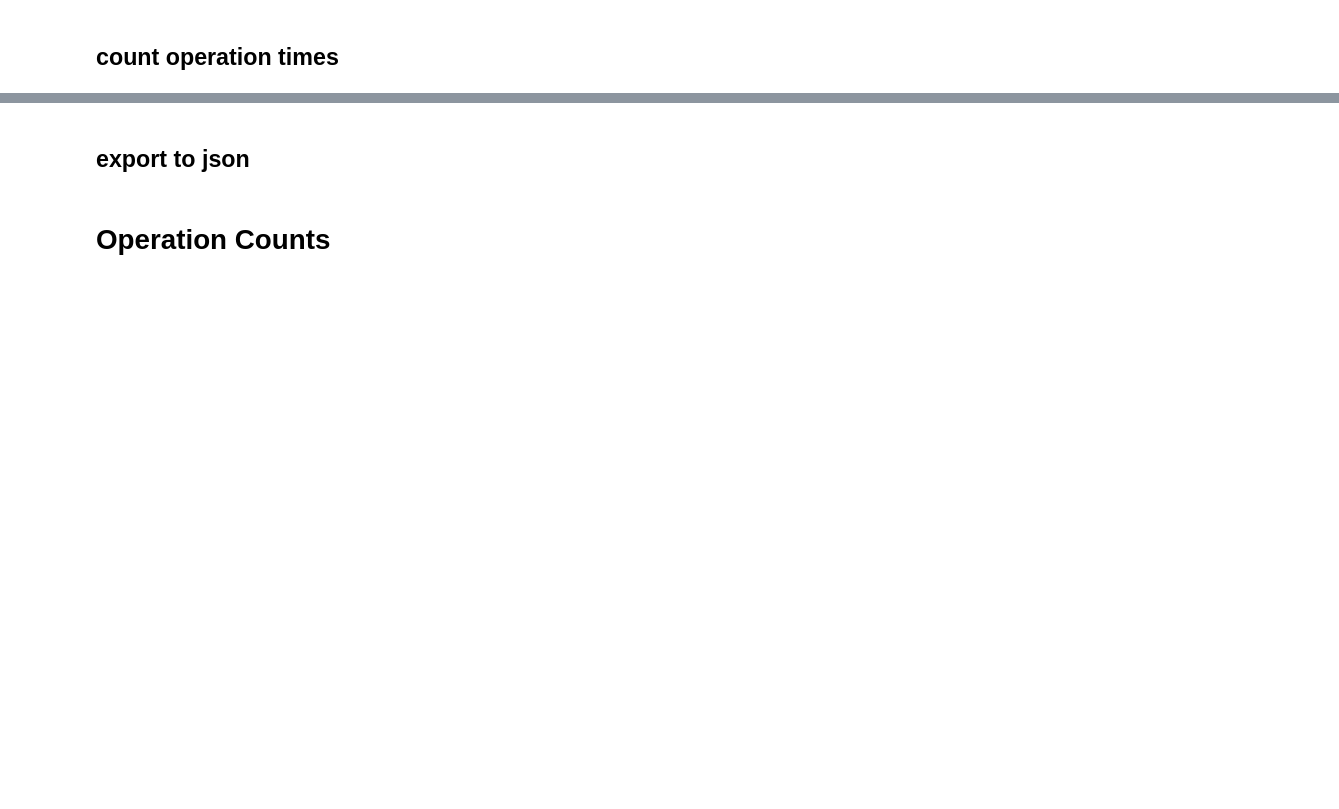
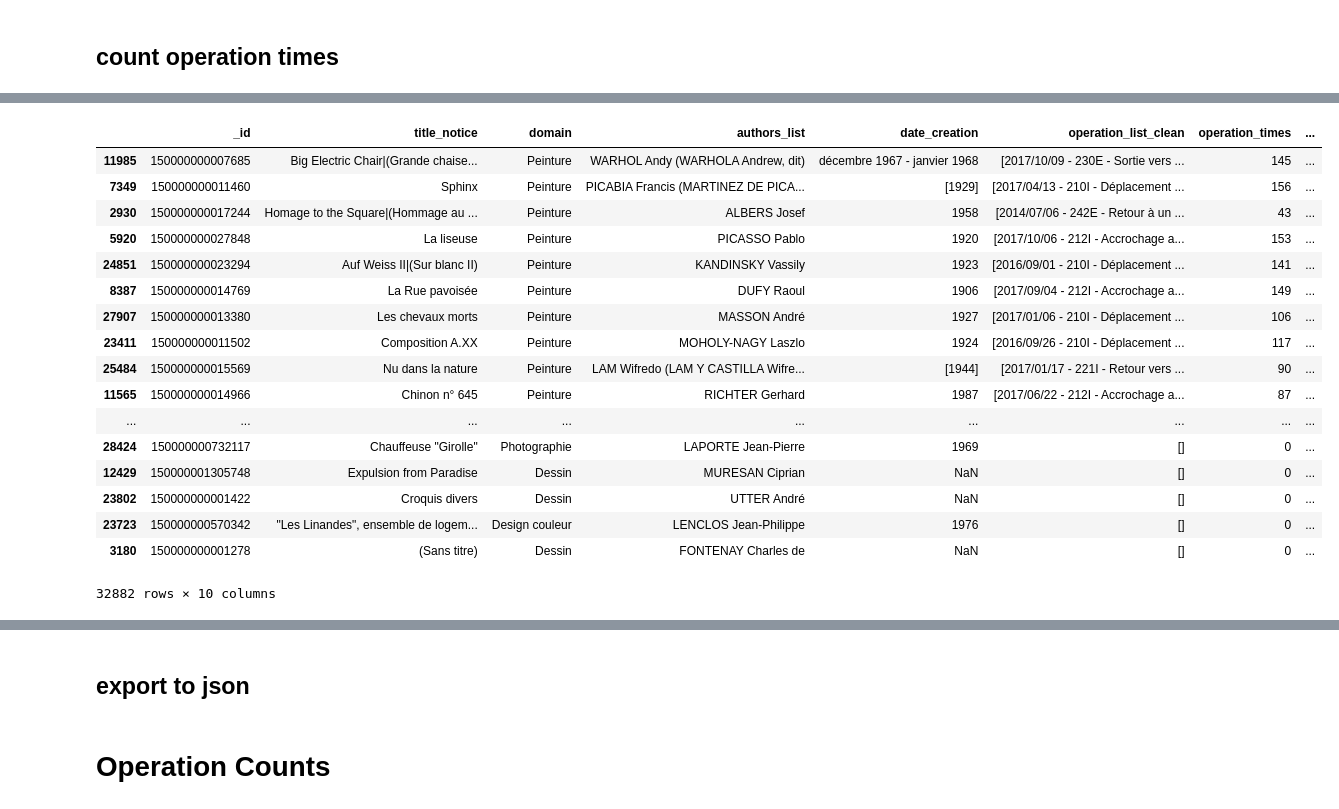
Before and after one commit to medialab/MNAM, a Jupyter notebook: operation/data_prep.ipynb, the cells around one changed output, grey strips where cells are left out. Drawn from its saved outputs; the diff is of its cells as text; code cells hidden in the pictures; blank space fills up the shorter version.

```diff
--- a/operation/data_prep.ipynb
+++ b/operation/data_prep.ipynb
@@ -69,0 +99,21 @@ df_freq = df[["_id", "title_notice","domain", "authors_list", "date_creation", "
+# %%
+df_freq.sort_values("opt_diversity", ascending = False)
+# %% [output]
+|  | _id | title_notice | domain | authors_list | date_creation | operation_list_clean | operation_times | ... |
+| 11985 | 150000000007685 | Big Electric Chair|(Grande chaise... | Peinture | WARHOL Andy (WARHOLA Andrew, dit) | décembre 1967 - janvier 1968 | [2017/10/09 - 230E - Sortie vers ... | 145 | ... |
+| 7349 | 150000000011460 | Sphinx | Peinture | PICABIA Francis (MARTINEZ DE PICA... | [1929] | [2017/04/13 - 210I - Déplacement ... | 156 | ... |
+| 2930 | 150000000017244 | Homage to the Square|(Hommage au ... | Peinture | ALBERS Josef | 1958 | [2014/07/06 - 242E - Retour à un ... | 43 | ... |
+| 5920 | 150000000027848 | La liseuse | Peinture | PICASSO Pablo | 1920 | [2017/10/06 - 212I - Accrochage a... | 153 | ... |
+| 24851 | 150000000023294 | Auf Weiss II|(Sur blanc II) | Peinture | KANDINSKY Vassily | 1923 | [2016/09/01 - 210I - Déplacement ... | 141 | ... |
+| 8387 | 150000000014769 | La Rue pavoisée | Peinture | DUFY Raoul | 1906 | [2017/09/04 - 212I - Accrochage a... | 149 | ... |
+| 27907 | 150000000013380 | Les chevaux morts | Peinture | MASSON André | 1927 | [2017/01/06 - 210I - Déplacement ... | 106 | ... |
+| 23411 | 150000000011502 | Composition A.XX | Peinture | MOHOLY-NAGY Laszlo | 1924 | [2016/09/26 - 210I - Déplacement ... | 117 | ... |
+| 25484 | 150000000015569 | Nu dans la nature | Peinture | LAM Wifredo (LAM Y CASTILLA Wifre... | [1944] | [2017/01/17 - 221I - Retour vers ... | 90 | ... |
+| 11565 | 150000000014966 | Chinon n° 645 | Peinture | RICHTER Gerhard | 1987 | [2017/06/22 - 212I - Accrochage a... | 87 | ... |
+| ... | ... | ... | ... | ... | ... | ... | ... | ... |
+| 28424 | 150000000732117 | Chauffeuse "Girolle" | Photographie | LAPORTE Jean-Pierre | 1969 | [] | 0 | ... |
+| 12429 | 150000001305748 | Expulsion from Paradise | Dessin | MURESAN Ciprian | NaN | [] | 0 | ... |
+| 23802 | 150000000001422 | Croquis divers | Dessin | UTTER André | NaN | [] | 0 | ... |
+| 23723 | 150000000570342 | "Les Linandes", ensemble de logem... | Design couleur | LENCLOS Jean-Philippe | 1976 | [] | 0 | ... |
+| 3180 | 150000000001278 | (Sans titre) | Dessin | FONTENAY Charles de | NaN | [] | 0 | ... |
+32882 rows × 10 columns
```
Also changed, not shown: parts of 33 cells of this notebook.
